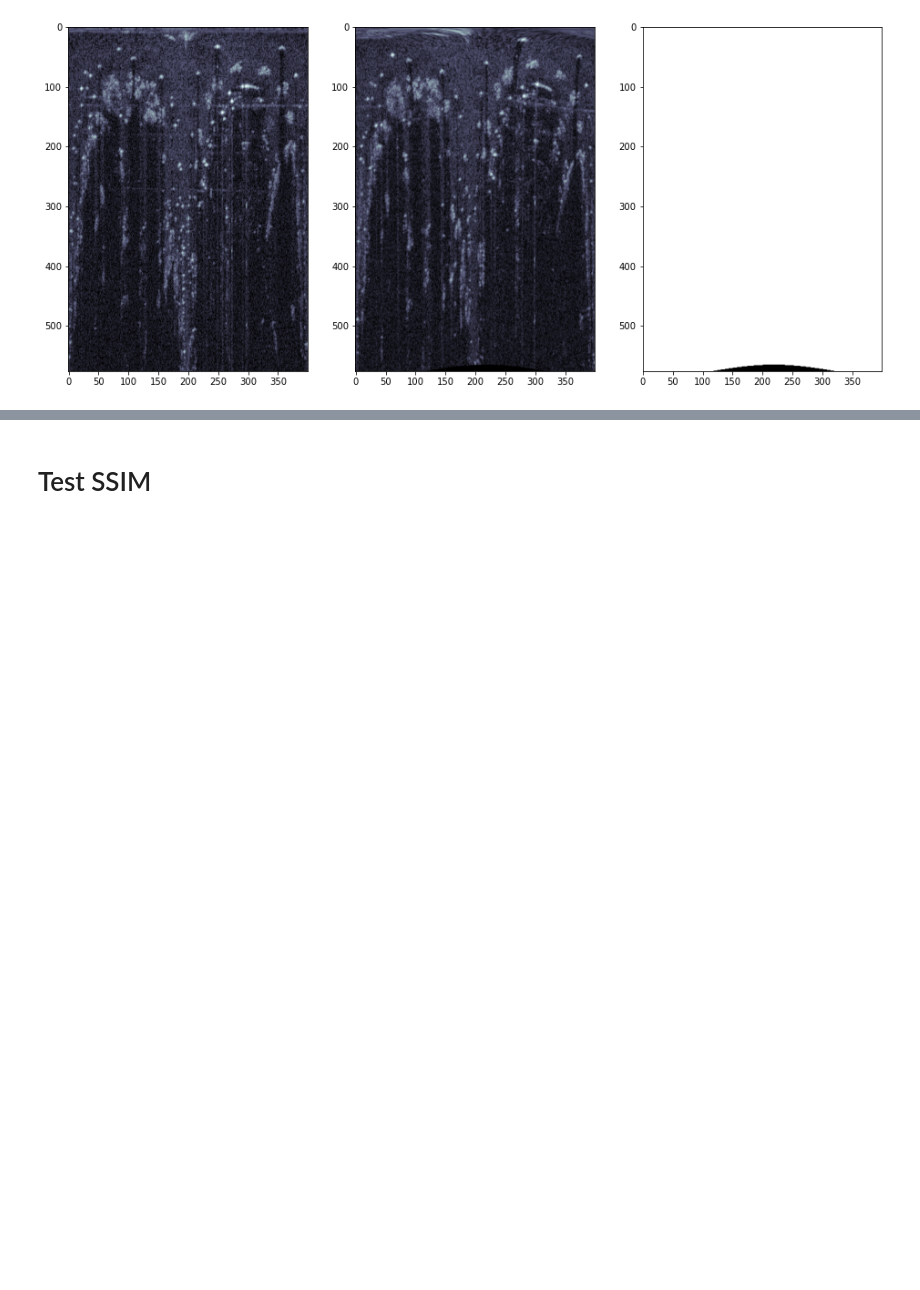
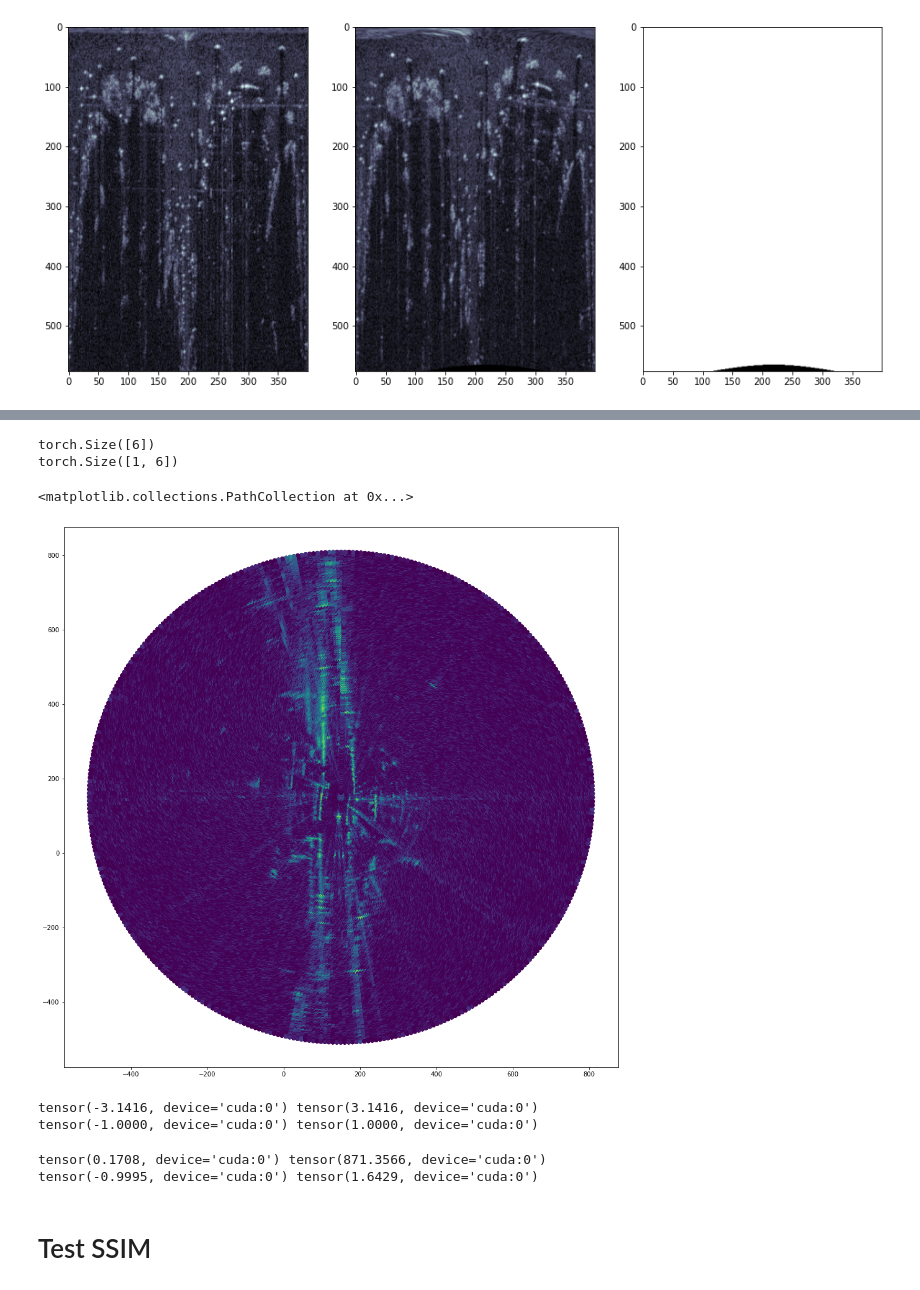
Before and after one commit to yasinalm/gramme, a Jupyter notebook: notebooks/reconstruct_frame.ipynb, the cells around one changed output, grey strips where cells are left out. Cells and saved outputs as stored; diff of their text form; code cells hidden in the pictures; blank space fills up the shorter version.

```diff
--- a/notebooks/reconstruct_frame.ipynb
+++ b/notebooks/reconstruct_frame.ipynb
@@ -441,0 +519,55 @@ plt.imshow(img_valid)
+# %%
+pose = torch.tensor([0., 0, 1.57, 150,150,0]) # rx,ry,rz,x,y,z
+#pose = torch.tensor([0., 0, 0, 0.1,0,0]) # rx,ry,rz,x,y,z
+print(pose.shape)
+pose_batch = pose.repeat(1,1)
+print(pose_batch.shape)
+pose_batch = pose_batch.to(device)
+# %% [output]
+torch.Size([6])
+torch.Size([1, 6])
+# %%
+pose = pose_batch
+#def inverse_warp_fft(self, img, pose, rotation_mode='euler'):
+"""
+Inverse warp a source radar frame to the target radar plane.
+H: Number of ADC samples (or Doppler bins)
+W: Number of angle bins
+Args:
+    img: the source radar frame image (where to sample pixels) -- [B, H, W]
+    pose: 6DoF pose parameters from target to source -- [B, 6]
+Returns:
+    projected_img: Source image warped to the target image plane
+    valid_points: Boolean array indicating point validity
+"""
+
+# Convert 6 DoF pose to 4x4 transformation matrix
+pose_mat = tgm.rtvec_to_pose(pose)  # T*R in homogenous coordinates [B,4,4]
+# %%
+#def radar2pixel(self, pose_mat):
+"""Transform coordinates in the source frame to the target frame.
+Args:
+    cam_coords: pixel coordinates defined in the first camera coordinates system -- [B, 4, H, W]
+    proj_c2p_rot: rotation matrix of cameras -- [B, 3, 4]
+    proj_c2p_tr: translation vectors of cameras -- [B, 3, 1]
+Returns:
+    array of [-1,1] coordinates -- [B, 2, H, W]
+"""
+# Transform points
+tformed_xy_hom = torch.matmul(pose_mat, torch.transpose(xy_hom, 0,1)) # [B,4,N]
+tformed_xy_hom = torch.transpose(tformed_xy_hom, 1,2) # [B,N,4]
+# Convert from homogenous coordinates
+tformed_xy = tgm.convert_points_from_homogeneous(tformed_xy_hom) # [B,N,3]
+# Convert back from cartesian to polar
+theta_tformed_rad, rho_tformed = cart2pol(tformed_xy[:,:,0], tformed_xy[:,:,1]) # [B,N], [B,N]
+# theta_tformed = torch.rad2deg(theta_tformed_rad) # [B,N]
+
+# tformed_xy = tformed_xy[:,0:2,:] # Drop augmented z column [B,2,N]
+# Replace 0-valued augmented z column with dB values of source img
+# tformed_xy[:,2,:] = torch.flatten(img, start_dim=1) # [B,3,N] N points with x,y and db values
+# %%
+plt.figure(figsize=(16,16))
+plt.scatter(tformed_xy[:,:,0].cpu(), tformed_xy[:,:,1].cpu(), c=np.array(tgt_im)[:,11:])
+# %% [output]
+<matplotlib.collections.PathCollection at 0x...>
+[figure, added]
@@ -441,0 +583,12 @@ plt.imshow(img_valid)
+# %%
+print(X.min(), X.max())
+print(X_norm.min(), X_norm.max())
+# %% [output]
+tensor(-3.1416, device='cuda:0') tensor(3.1416, device='cuda:0')
+tensor(-1.0000, device='cuda:0') tensor(1.0000, device='cuda:0')
+# %%
+print(Y.min(), Y.max())
+print(Y_norm.min(), Y_norm.max())
+# %% [output]
+tensor(0.1708, device='cuda:0') tensor(871.3566, device='cuda:0')
+tensor(-0.9995, device='cuda:0') tensor(1.6429, device='cuda:0')
```
Also changed, not shown: parts of 16 cells of this notebook, 3 other files.
